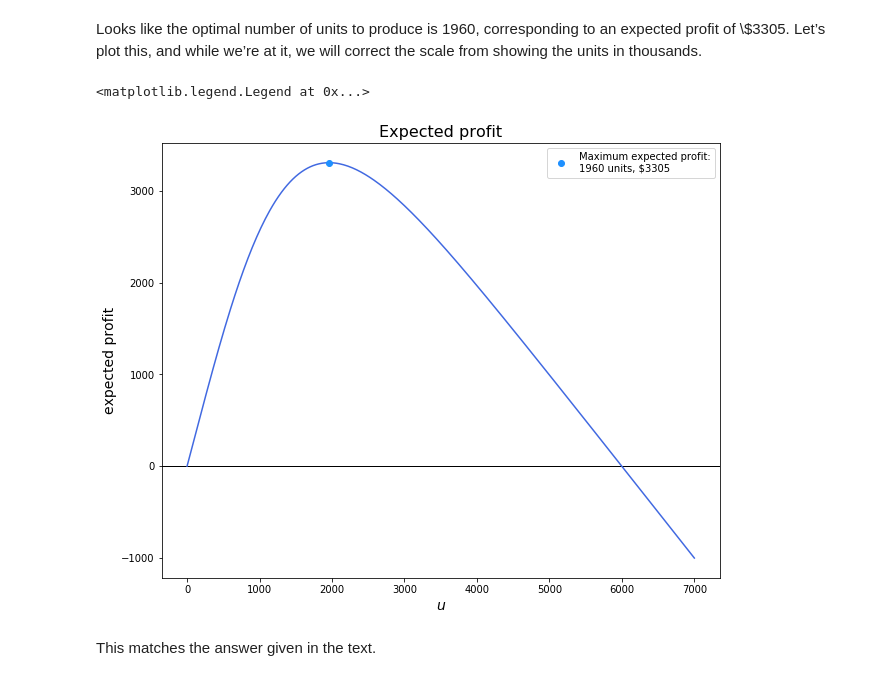
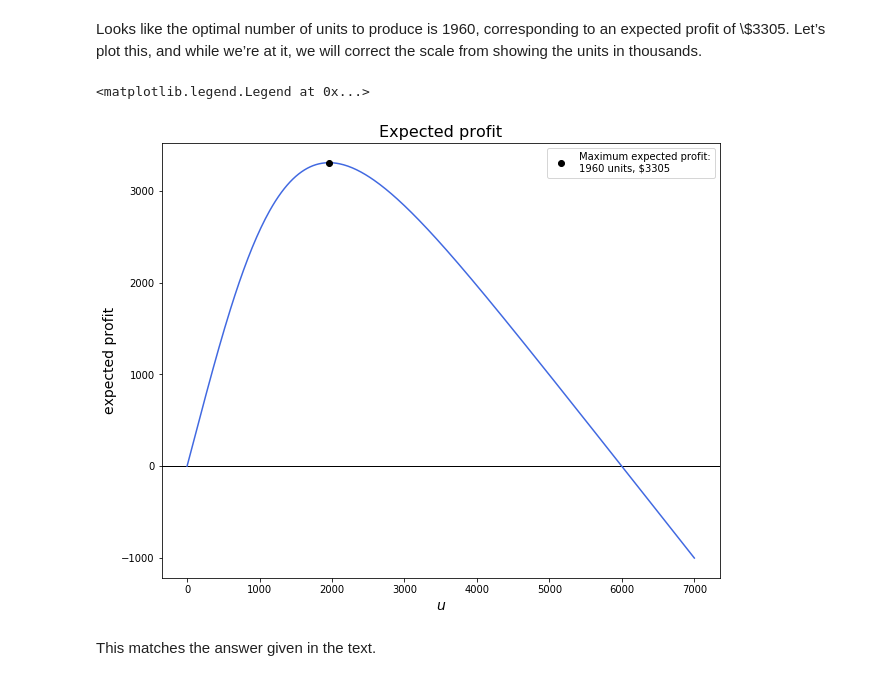
Before and after one commit to maxkapur/maxkapur.github.io, a Jupyter notebook: math/stats.ipynb, the cells around one changed output. Saved outputs shown, nothing was run; the diff lists cells and outputs as text; code cells hidden in the pictures.

```diff
--- a/math/stats.ipynb
+++ b/math/stats.ipynb
@@ -240,17 +240,17 @@ Looks like the optimal number of units to produce is 1960, corresponding to an e
 # %%
 u= np.linspace(0,7,351)
 
 plt.figure(figsize=(10,8))
 plt.title(r'Expected profit', size=16)
 plt.axhline(color='black',lw=1)
 plt.plot(1000 * u, 1000 * expected_profit(u), color='royalblue')
-plt.plot(1000 * best_u, 1000 * profit,'o', label='Maximum expected profit:\n1960 units, \\$3305',color='dodgerblue')
+plt.plot(1000 * best_u, 1000 * profit,'o', label='Maximum expected profit:\n1960 units, \\$3305',color='black')
 plt.xlabel(r'$u$', size=14)
 plt.ylabel('expected profit', size=14)
 plt.legend(loc='upper right')
 # %% [output]
 <matplotlib.legend.Legend at 0x...>
-[figure, old version]
+[figure, new version]
 # %% [markdown]
 This matches the answer given in the text.
 # %% [markdown]
```
Also changed, not shown: parts of 14 cells of this notebook, 1 other file.
